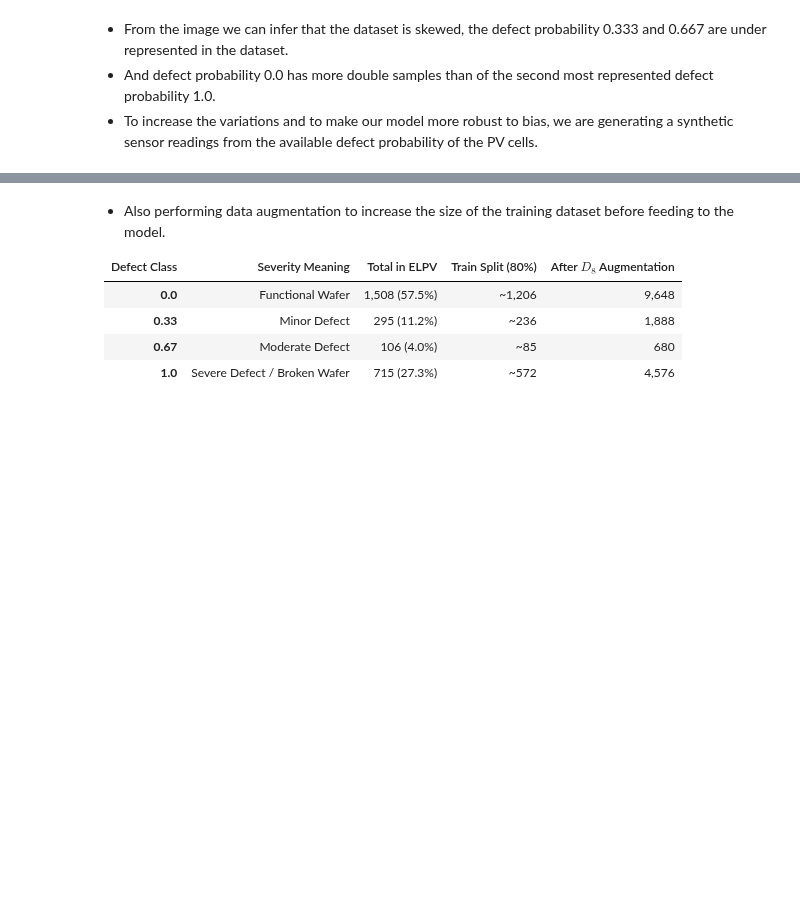
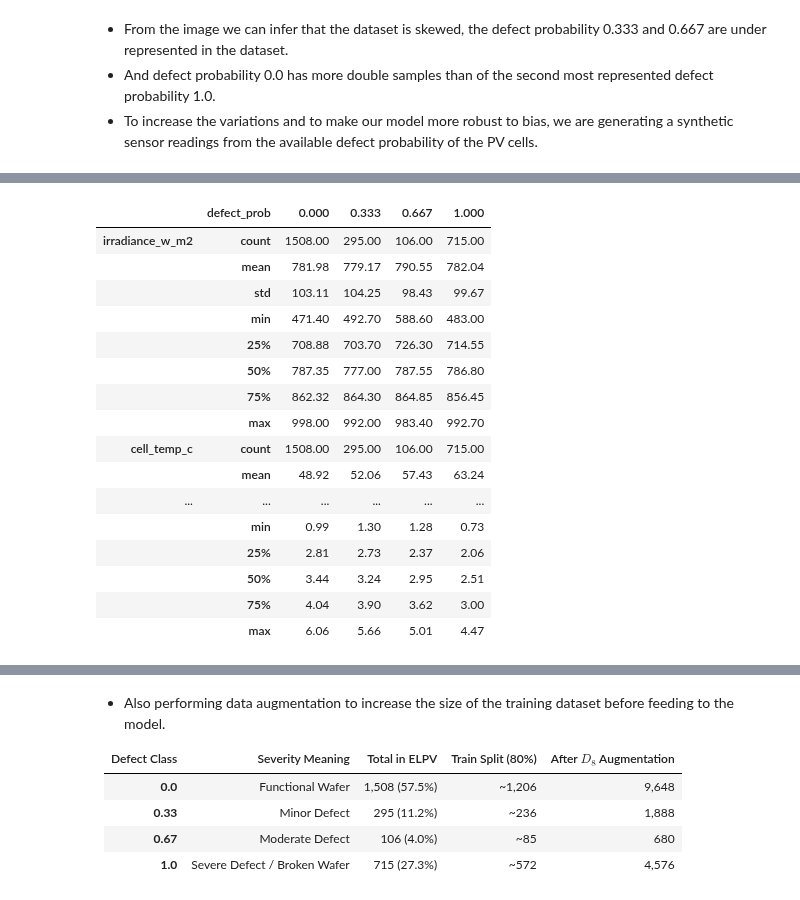
Before and after one commit to Ashutosh-Dwibedi/solarPV-defect-detection, a Jupyter notebook: src/solar_pv_main.ipynb, the cells around one changed output, grey strips where cells are left out. Cells and saved outputs as stored; diff of their text form; code cells hidden in the pictures; blank space fills up the shorter version.

```diff
--- a/src/solar_pv_main.ipynb
+++ b/src/solar_pv_main.ipynb
@@ -122 +138,21 @@ plt.show()
+# %%
+pv_telemetry.groupby('defect_prob').describe().T.round(2)
+# %% [output]
+|  | defect_prob | 0.000 | 0.333 | 0.667 | 1.000 |
+| irradiance_w_m2 | count | 1508.00 | 295.00 | 106.00 | 715.00 |
+|  | mean | 781.98 | 779.17 | 790.55 | 782.04 |
+|  | std | 103.11 | 104.25 | 98.43 | 99.67 |
+|  | min | 471.40 | 492.70 | 588.60 | 483.00 |
+|  | 25% | 708.88 | 703.70 | 726.30 | 714.55 |
+|  | 50% | 787.35 | 777.00 | 787.55 | 786.80 |
+|  | 75% | 862.32 | 864.30 | 864.85 | 856.45 |
+|  | max | 998.00 | 992.00 | 983.40 | 992.70 |
+| cell_temp_c | count | 1508.00 | 295.00 | 106.00 | 715.00 |
+|  | mean | 48.92 | 52.06 | 57.43 | 63.24 |
+| ... | ... | ... | ... | ... | ... |
+|  | min | 0.99 | 1.30 | 1.28 | 0.73 |
+|  | 25% | 2.81 | 2.73 | 2.37 | 2.06 |
+|  | 50% | 3.44 | 3.24 | 2.95 | 2.51 |
+|  | 75% | 4.04 | 3.90 | 3.62 | 3.00 |
+|  | max | 6.06 | 5.66 | 5.01 | 4.47 |
 # %%
```
Also changed, not shown: parts of 10 cells of this notebook, 2 other files.
